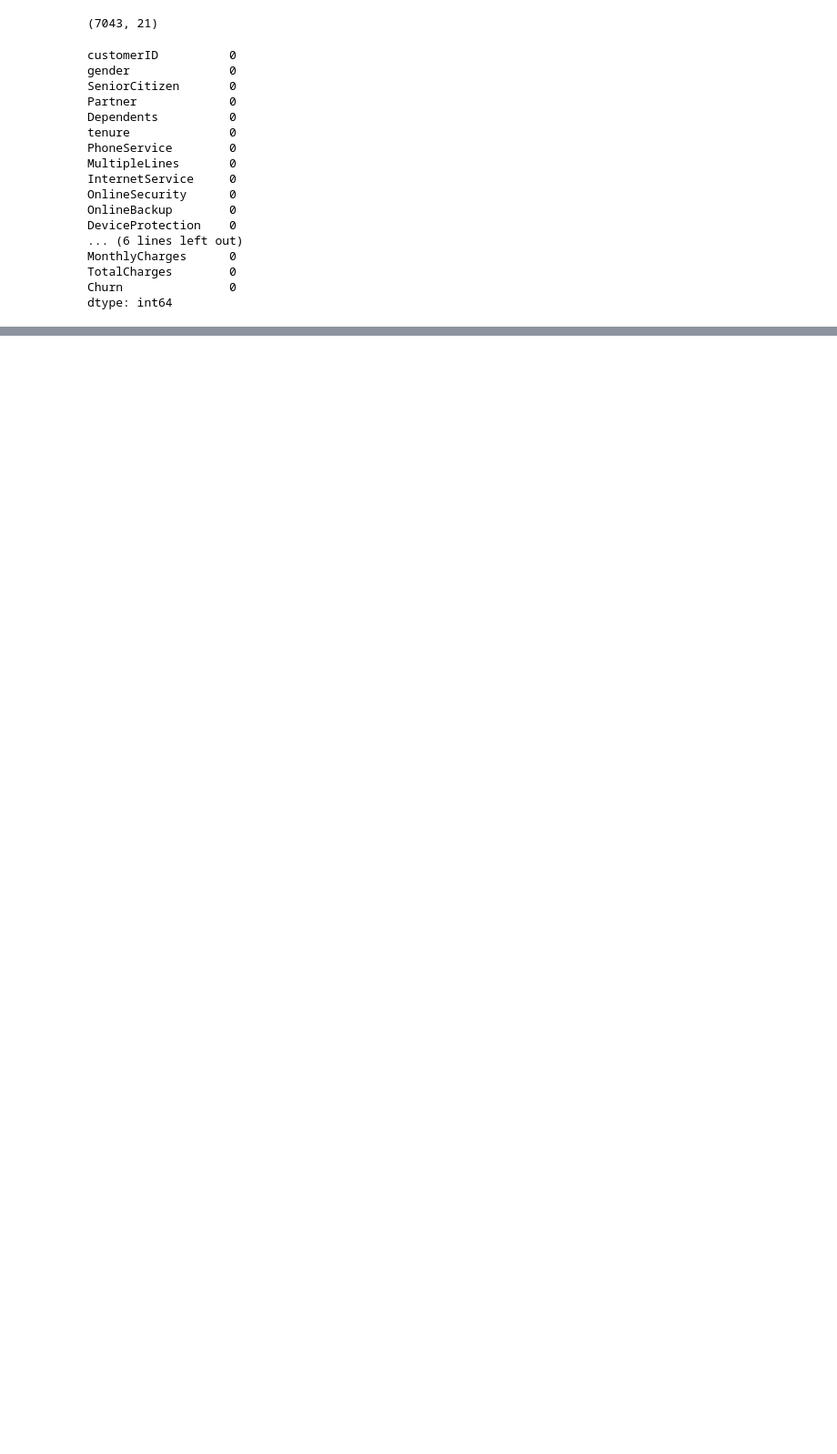
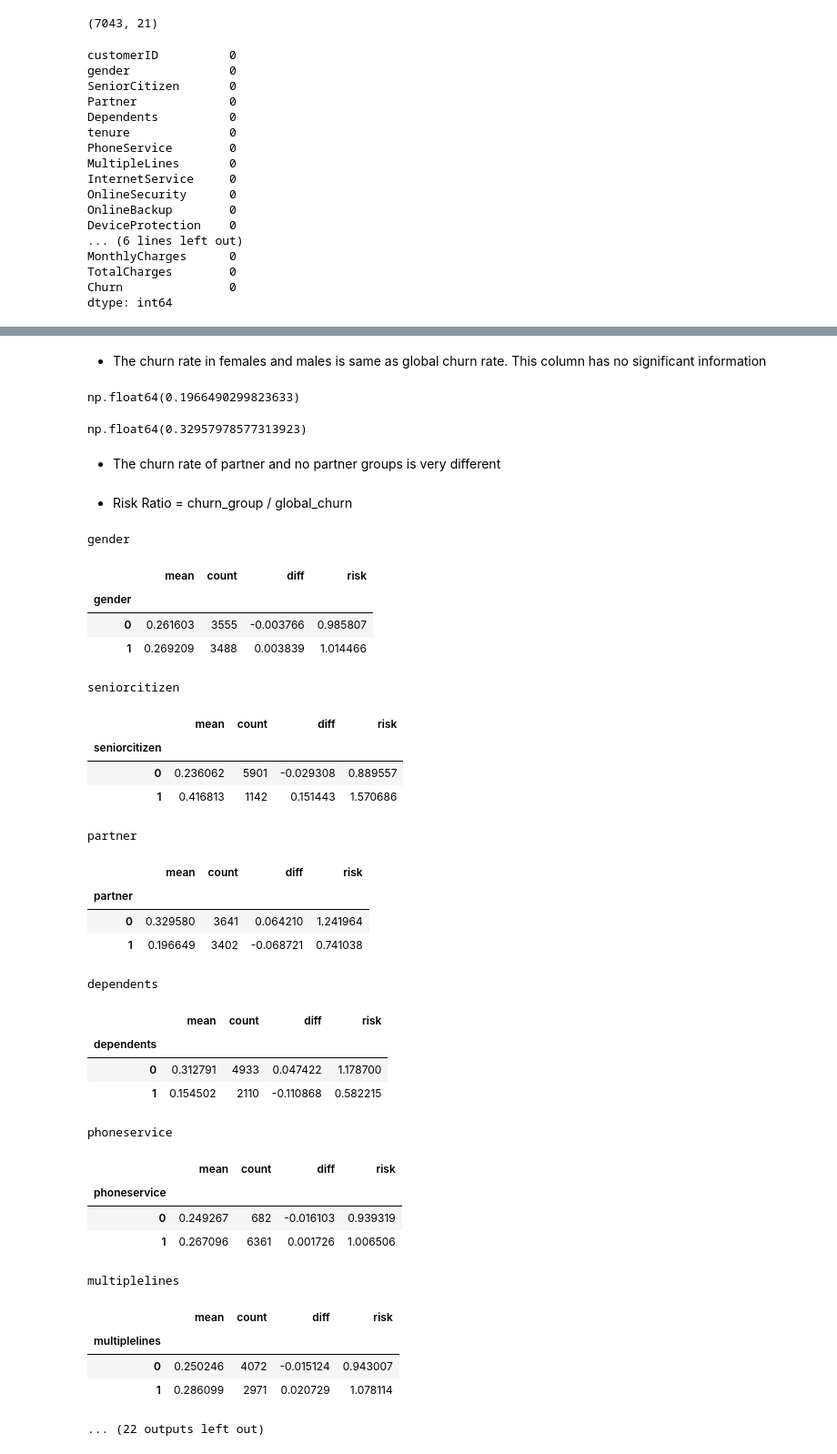
Before and after one commit to aadarsh-siddha/Telecom-Customer-Churn, a Jupyter notebook: EDA.ipynb, the cells around one changed output, grey strips where cells are left out. Shown at 91% size. Saved outputs shown, nothing was run; the diff lists cells and outputs as text; code cells hidden in the pictures; blank space fills up the shorter version.

```diff
--- a/EDA.ipynb
+++ b/EDA.ipynb
@@ -141,0 +118,3 @@ X_train
+# %%
+global_churn_rate = np.mean(y)
+global_churn_rate
@@ -141,0 +125,5 @@ X_train
+# %%
+categorical_columns = ['gender', 'seniorcitizen', 'partner', 'dependents',
+       'phoneservice', 'multiplelines', 'onlinesecurity', 'onlinebackup',
+       'deviceprotection', 'techsupport', 'streamingtv', 'streamingmovies',
+       'contract', 'paperlessbilling', 'paymentmethod', 'internetservicefiber', 'internetservicedsl']
@@ -141,0 +146,18 @@ X_train
+# %% [markdown]
+- The churn rate in females and males is same as global churn rate. This column has no significant information
+# %%
+churn_rate_with_partner = (df1[df1['partner'] == 1]['churn'] == 'yes').mean()
+churn_rate_with_partner
+# %% [output]
+np.float64(0.1966490299823633)
+# %%
+churn_rate_no_partner = (df1[df1['partner'] == 0]['churn'] == 'yes').mean()
+churn_rate_no_partner
+# %% [output]
+np.float64(0.32957978577313923)
+# %% [markdown]
+- The churn rate of partner and no partner groups is very different
+# %% [markdown]
+- Risk Ratio = churn_group / global_churn
+# %%
+df1['churn'] = np.where(df1['churn'] == 'yes', 1, 0)
@@ -141,0 +166,40 @@ X_train
+# %%
+for col in categorical_columns:
+    print(col)
+    df_group = df1.groupby(col).churn.aggregate(['mean', 'count'])
+    df_group['diff'] = df_group['mean'] - global_churn_rate
+    df_group['risk'] = df_group['mean'] / global_churn_rate
+    display(df_group)
+    print('\n\n')
+# %% [output]
+gender
+|  | mean | count | diff | risk |
+| gender |  |  |  |  |
+| 0 | 0.261603 | 3555 | -0.003766 | 0.985807 |
+| 1 | 0.269209 | 3488 | 0.003839 | 1.014466 |
+seniorcitizen
+|  | mean | count | diff | risk |
+| seniorcitizen |  |  |  |  |
+| 0 | 0.236062 | 5901 | -0.029308 | 0.889557 |
+| 1 | 0.416813 | 1142 | 0.151443 | 1.570686 |
+partner
+|  | mean | count | diff | risk |
+| partner |  |  |  |  |
+| 0 | 0.329580 | 3641 | 0.064210 | 1.241964 |
+| 1 | 0.196649 | 3402 | -0.068721 | 0.741038 |
+dependents
+|  | mean | count | diff | risk |
+| dependents |  |  |  |  |
+| 0 | 0.312791 | 4933 | 0.047422 | 1.178700 |
+| 1 | 0.154502 | 2110 | -0.110868 | 0.582215 |
+phoneservice
+|  | mean | count | diff | risk |
+| phoneservice |  |  |  |  |
+| 0 | 0.249267 | 682 | -0.016103 | 0.939319 |
+| 1 | 0.267096 | 6361 | 0.001726 | 1.006506 |
+multiplelines
+|  | mean | count | diff | risk |
+| multiplelines |  |  |  |  |
+| 0 | 0.250246 | 4072 | -0.015124 | 0.943007 |
+| 1 | 0.286099 | 2971 | 0.020729 | 1.078114 |
+... (22 outputs left out)
```
Also changed, not shown: parts of 16 cells of this notebook, 1 other file.
